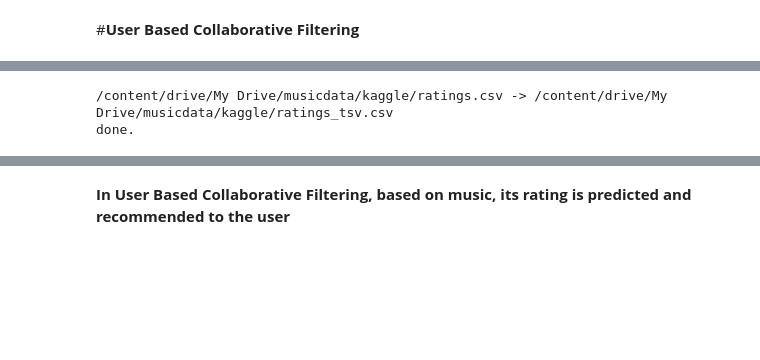
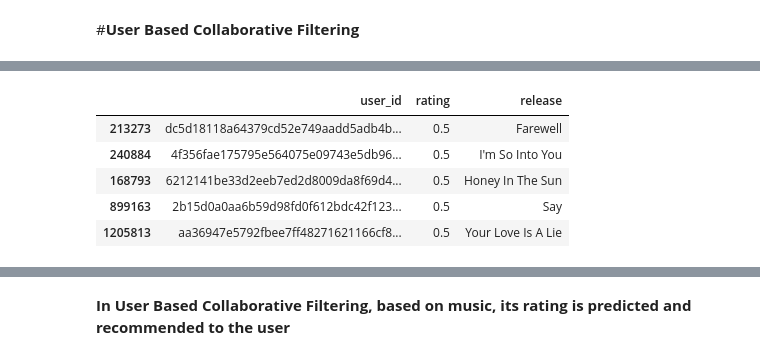
Before and after one commit to charithcherry/Innomatics_Internship_APR_21, a Jupyter notebook: Recommender System/Music_Rec_Sys.ipynb, the cells around one changed output, grey strips where cells are left out. Cells and saved outputs as stored; diff of their text form; code cells hidden in the pictures; blank space fills up the shorter version.

Commit message:
USER Based CF

```diff
--- a/Recommender System/Music_Rec_Sys.ipynb
+++ b/Recommender System/Music_Rec_Sys.ipynb
@@ -1089,4 +1095,13 @@ nsong_df2=fres[['user_id','release','rating']]
 nn=nsong_df2.copy()
 # %%
 ratings_reorder=nsong_df2.reindex(columns=["user_id","rating","release"])
+# %%
+ratings_reorder.head()
+# %% [output]
+|  | user_id | rating | release |
+| 213273 | dc5d18118a64379cd52e749aadd5adb4b... | 0.5 | Farewell |
+| 240884 | 4f356fae175795e564075e09743e5db96... | 0.5 | I'm So Into You |
+| 168793 | 6212141be33d2eeb7ed2d8009da8f69d4... | 0.5 | Honey In The Sun |
+| 899163 | 2b15d0a0aa6b59d98fd0f612bdc42f123... | 0.5 | Say |
+| 1205813 | aa36947e5792fbee7ff48271621166cf8... | 0.5 | Your Love Is A Lie |
 # %%
@@ -1100,9 +1115,6 @@ ratings_reorder.to_csv('ratings.csv',header=False)
 # %%
-from csv2tsv import to_tsv
-to_tsv('ratings.csv')
+# from csv2tsv import to_tsv
+# to_tsv('ratings.csv')
-# %% [output]
-/content/drive/My Drive/musicdata/kaggle/ratings.csv -> /content/drive/My Drive/musicdata/kaggle/ratings_tsv.csv
-done.
 # %%
 print('Number of ratings: %d\nNumber of tracks: %d\nNumber of users: %d' % (len(nsong_df2), len(nsong_df2['release'].unique()), len(nsong_df2['user_id'].unique())))
 # %% [output]
```
Also changed, not shown: parts of 28 cells of this notebook.
